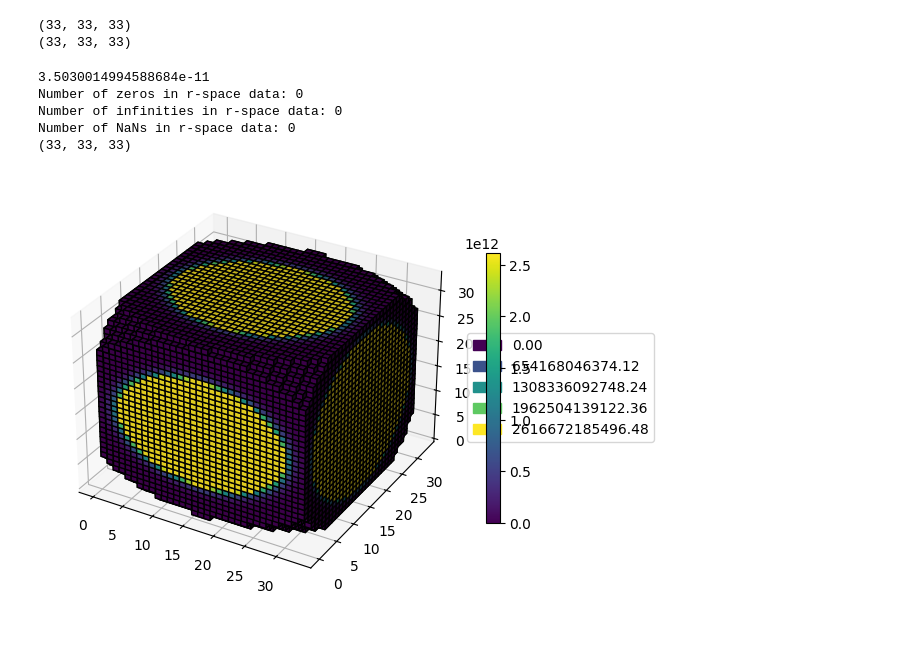
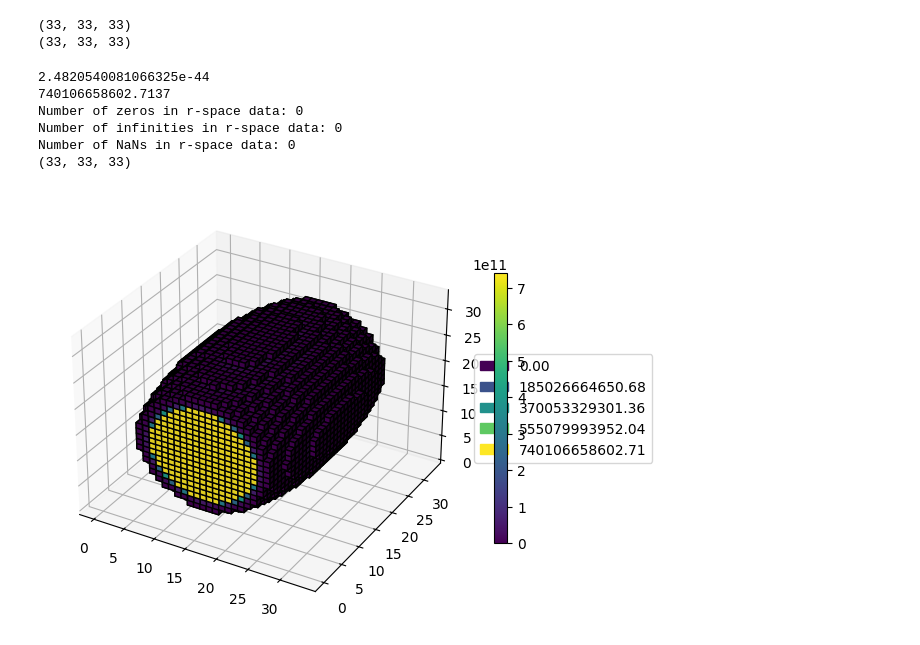
Before and after one commit to Project-THI/project_medbg, a Jupyter notebook: diffusion_debug.ipynb, the cells around one changed output. Saved outputs shown, nothing was run; the diff lists cells and outputs as text; code cells hidden in the pictures.

Commit message:
final visualization
debugging of visualization complete, datagen almost finished.

```diff
--- a/diffusion_debug.ipynb
+++ b/diffusion_debug.ipynb
@@ -31,8 +31,8 @@ def simulate_diffusion(simsize, bmax, bigDelta, smallDelta, gmax, gamma, FA, Dxx
         Zr = Z * cos_angle - Yr * sin_angle
 
         # Diffusion coefficients, updated to vary per fiber
-        Dyy = Dxx * (1 - FA) / np.sqrt(2)
-        Dzz = Dxx * (1 - FA) / np.sqrt(2)
+        Dyy = Dxx * (1 - FA) / np.sqrt(16)
+        Dzz = Dxx * (1 - FA) / np.sqrt(16)
 
         # R-space distribution for the current fiber
         rspace = 1 / np.sqrt(pi_coeff * Dxx * Dyy * Dzz) * np.exp(
@@ -57,9 +57,9 @@ gmax = 40e-3  # T/m
 gamma = 2 * np.pi * 42.57e6  # Hz/T for proton
 Dxx_individual = np.array([2e-9])  # m^2/s
 FA = 0.2  # Fractional anisotropy
-fiber_fractions = np.array([0.1])
-angle_xy = np.array([0.])
-angle_yz = np.array([0.])
+fiber_fractions = np.array([0.01, 0.99])
+angle_xy = np.array([90., 0.])
+angle_yz = np.array([0., 90.])
 
 save_dir = 'data'
 # %%
@@ -77,42 +77,43 @@ from matplotlib.patches import Patch
 from matplotlib.colors import Normalize
 from mpl_toolkits.mplot3d import Axes3D
 
-# Assuming 'rspace' is a 33x33x33 numpy array containing the r-space data
-# An example random r-space data for illustration
-th = 3.5030014994588684e-6
 print(np.min(rspace))
+print(np.max(rspace))
+up_th = 26166721854964.797
+low_th = 3.5030014994588684e-4
 
-# Create np array where values are 1 if rspace > th, 0 otherwise
-fill = np.zeros(rspace.shape)
-fill[rspace > th] = 1
+# Create np array where values between the thresholds are set to 1
+fill = np.where((rspace > low_th) & (rspace < up_th), 1, 0)
+
 
 # Count number of zeros in the r-space data
 print(f'Number of zeros in r-space data: {np.sum(rspace == 0)}')
 print(f'Number of infinities in r-space data: {np.sum(np.isinf(rspace))}')
 print(f'Number of NaNs in r-space data: {np.sum(np.isnan(rspace))}')
 print(rspace.shape)
 
 # Plot the r-space data
 norm = Normalize(vmin=rspace.min(), vmax=rspace.max())
 fig = plt.figure()
 ax = fig.add_subplot(111, projection='3d')
 ax.voxels(filled=fill, facecolors=plt.cm.viridis(rspace), edgecolors='k')
 
 # Create a colorbar with the viridis colormap
 mappable = plt.cm.ScalarMappable(norm=norm, cmap=plt.cm.viridis)
 mappable.set_array([])
 plt.colorbar(mappable, ax=ax, shrink=0.6)
 
 # Create legend patches
 legend_patches = [Patch(color=plt.cm.viridis(norm(value)), label=f'{value:.2f}') for value in np.linspace(rspace.min(), rspace.max(), num=5)]
 # Add legend to plot
 plt.legend(handles=legend_patches, loc='center left', bbox_to_anchor=(1, 0.5))
 plt.tight_layout()
 plt.show()
 # %% [output]
-3.5030014994588684e-11
+2.4820540081066325e-44
+740106658602.7137
 Number of zeros in r-space data: 0
 Number of infinities in r-space data: 0
 Number of NaNs in r-space data: 0
 (33, 33, 33)
-[figure, old version]
+[figure, new version]
```
